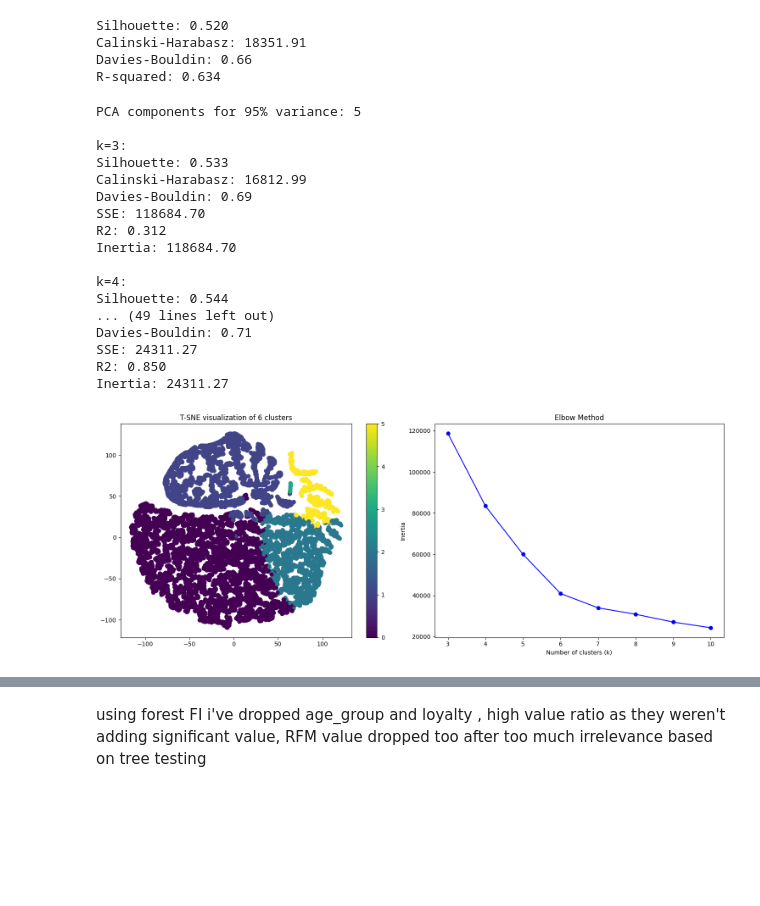
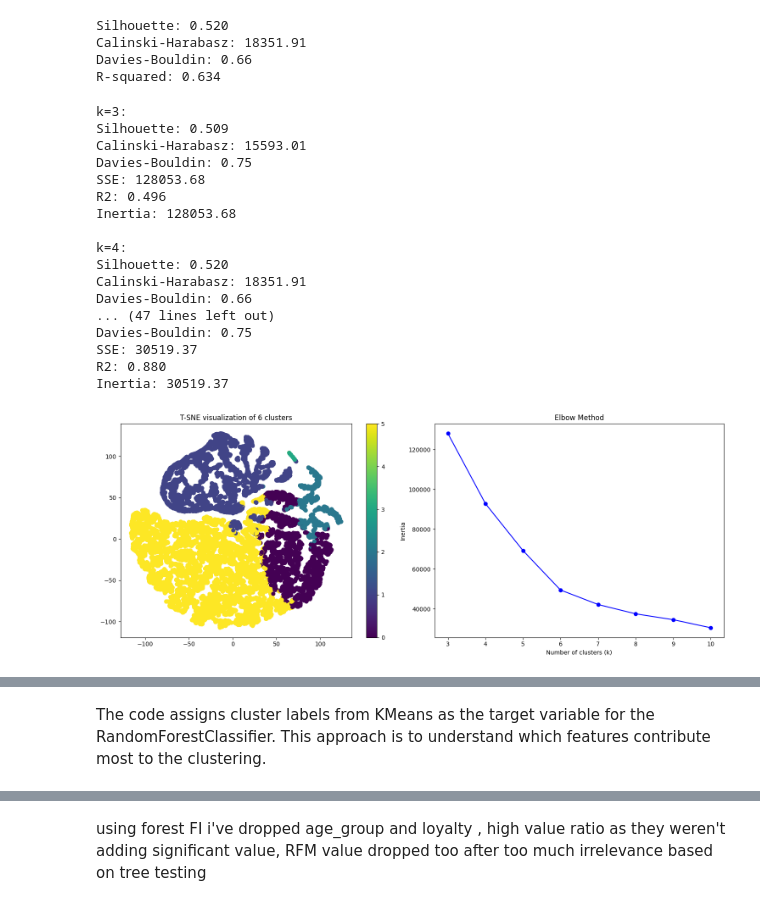
Before and after one commit to diogoruivo47/Data-Mining, a Jupyter notebook: draft-2 full segment join for final report.ipynb, the cells around one changed output, grey strips where cells are left out. Saved outputs shown, nothing was run; the diff lists cells and outputs as text; code cells hidden in the pictures; blank space fills up the shorter version.

```diff
--- a/draft-2 full segment join for final report.ipynb
+++ b/draft-2 full segment join for final report.ipynb
@@ -733,35 +765,26 @@ Calinski-Harabasz: 18351.91
 Davies-Bouldin: 0.66
 R-squared: 0.634
 # %%
-import numpy as np
-from sklearn.decomposition import PCA
-from sklearn.cluster import KMeans
-from sklearn.metrics import silhouette_score, calinski_harabasz_score, davies_bouldin_score, r2_score
-from sklearn.manifold import TSNE
-import matplotlib.pyplot as plt
-
-# PCA with 95% variance
-pca = PCA(n_components=0.95)
-X_pca = pca.fit_transform(val_clean)
-print(f"PCA components for 95% variance: {X_pca.shape[1]}")
+# Ensure val_clean is a NumPy array
+val_clean_array = val_clean.values if isinstance(val_clean, pd.DataFrame) else val_clean
 
 # Clustering metrics
 metrics = []
 for k in range(3, 11):
     kmeans = KMeans(n_clusters=k, init='k-means++', random_state=42)
-    labels = kmeans.fit_predict(X_pca)
+    labels = kmeans.fit_predict(val_clean_array)
 
     # Calculate SSE
-    sse = np.sum((X_pca - kmeans.cluster_centers_[labels]) ** 2)
+    sse = np.sum((val_clean_array - kmeans.cluster_centers_[labels]) ** 2)
 
     # Calculate R2
-    r2 = r2_score(X_pca, kmeans.cluster_centers_[labels])
+    r2 = r2_score(val_clean_array, kmeans.cluster_centers_[labels])
 
     metrics.append({
         'k': k,
-        'silhouette': silhouette_score(X_pca, labels),
-        'calinski': calinski_harabasz_score(X_pca, labels),
-        'davies': davies_bouldin_score(X_pca, labels),
+        'silhouette': silhouette_score(val_clean_array, labels),
+        'calinski': calinski_harabasz_score(val_clean_array, labels),
+        'davies': davies_bouldin_score(val_clean_array, labels),
         'inertia': kmeans.inertia_,
         'sse': sse,
         'r2': r2
@@ -776,47 +799,56 @@ for m in metrics:
     print(f"SSE: {m['sse']:.2f}")
     print(f"R2: {m['r2']:.3f}")
     print(f"Inertia: {m['inertia']:.2f}")
 
 # T-SNE visualization
 best_k = max(metrics, key=lambda x: x['silhouette'])['k']
 kmeans_final = KMeans(n_clusters=best_k, init='k-means++', random_state=42)
-labels = kmeans_final.fit_predict(X_pca)
+labels = kmeans_final.fit_predict(val_clean_array)
 
+# Update DataFrame with cluster labels (if val_clean is a DataFrame)
+if isinstance(val_clean, pd.DataFrame):
+    val_clean['cluster'] = labels
+
+# T-SNE embedding
 tsne = TSNE(random_state=42)
-embedding = tsne.fit_transform(X_pca)
+embedding = tsne.fit_transform(val_clean_array)
 
 # Plotting
 fig, (ax1, ax2) = plt.subplots(1, 2, figsize=(15, 6))
 
 # T-SNE plot
 scatter = ax1.scatter(embedding[:, 0], embedding[:, 1], c=labels, cmap='viridis')
 ax1.set_title(f'T-SNE visualization of {best_k} clusters')
 plt.colorbar(scatter, ax=ax1)
 
 # Elbow plot
 ax2.plot(range(3, 11), [m['inertia'] for m in metrics], 'bo-')
 ax2.set_xlabel('Number of clusters (k)')
 ax2.set_ylabel('Inertia')
 ax2.set_title('Elbow Method')
 
 plt.tight_layout()
 plt.show()
+
+# Display the updated DataFrame with cluster labels (if val_clean is a DataFrame)
+if isinstance(val_clean, pd.DataFrame):
+    print(val_clean.head())
 # %% [output]
-PCA components for 95% variance: 5
-
 k=3:
-Silhouette: 0.533
-Calinski-Harabasz: 16812.99
-Davies-Bouldin: 0.69
-SSE: 118684.70
-R2: 0.312
-Inertia: 118684.70
+Silhouette: 0.509
+Calinski-Harabasz: 15593.01
+Davies-Bouldin: 0.75
+SSE: 128053.68
+R2: 0.496
+Inertia: 128053.68
 
 k=4:
-Silhouette: 0.544
-... (49 lines left out)
-Davies-Bouldin: 0.71
-SSE: 24311.27
-R2: 0.850
-Inertia: 24311.27
+Silhouette: 0.520
+Calinski-Harabasz: 18351.91
+Davies-Bouldin: 0.66
+... (47 lines left out)
+Davies-Bouldin: 0.75
+SSE: 30519.37
+R2: 0.880
+Inertia: 30519.37
-[figure, old version]
+[figure, new version]
@@ -823 +875,3 @@ Inertia: 24311.27
+# %% [markdown]
+The code assigns cluster labels from KMeans as the target variable for the RandomForestClassifier. This approach is to understand which features contribute most to the clustering.
 # %%
```
Also changed, not shown: parts of 36 cells of this notebook.
